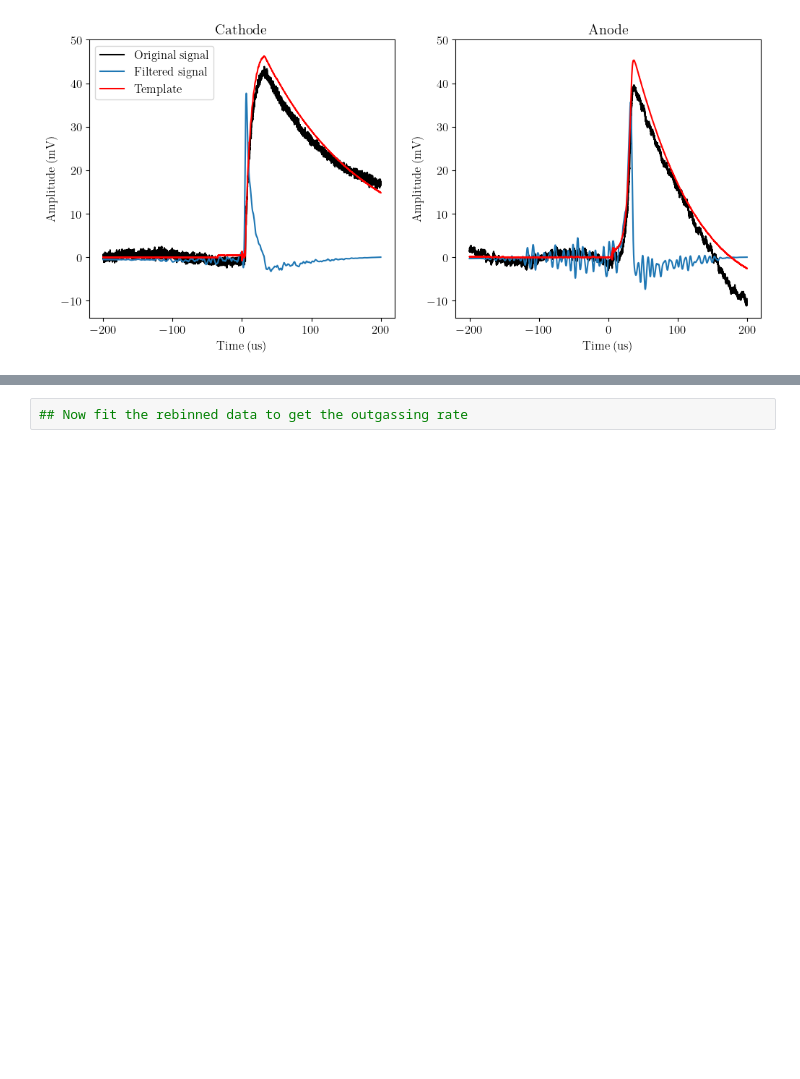
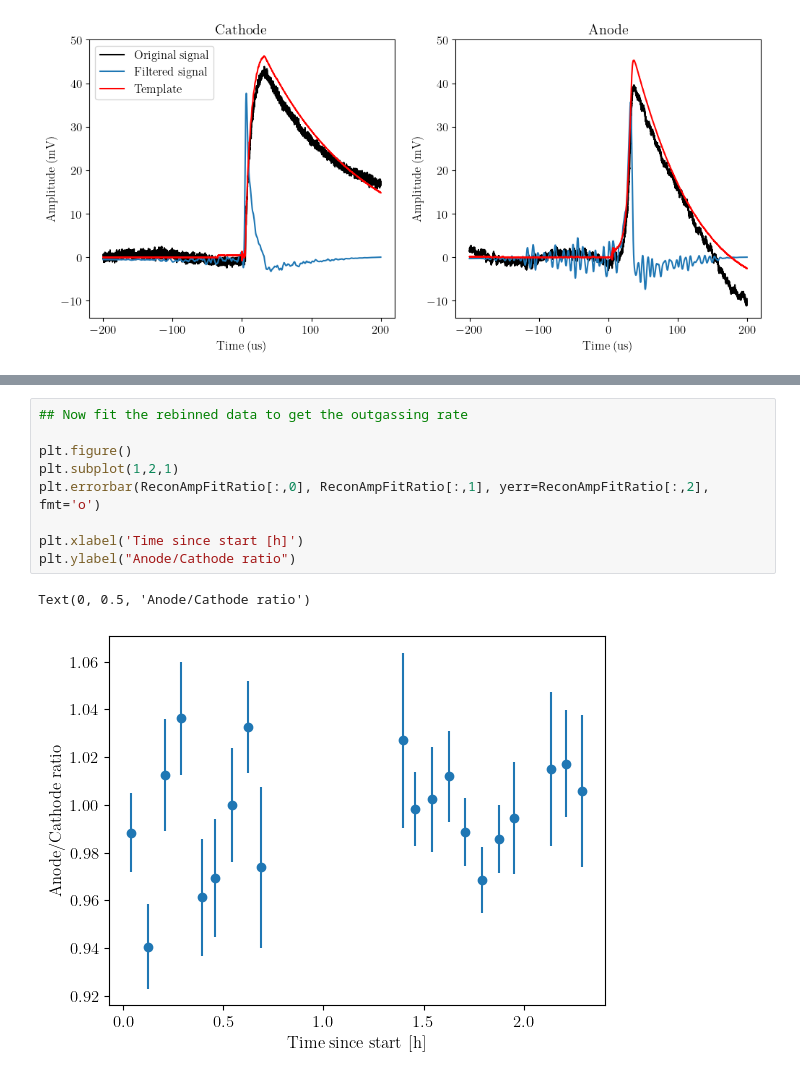
Before and after one commit to Moore-Lab/purity-monitor, a Jupyter notebook: ChargeMeasurements/LifetimeAnalysis/20230804_lifetime_analysis.ipynb, the cells around one changed output, grey strips where cells are left out. Saved outputs shown, nothing was run; the diff lists cells and outputs as text; blank space fills up the shorter version.

```diff
--- a/ChargeMeasurements/LifetimeAnalysis/20230804_lifetime_analysis.ipynb
+++ b/ChargeMeasurements/LifetimeAnalysis/20230804_lifetime_analysis.ipynb
@@ -130,2 +156,12 @@ plt.ylim(0, 2)
-# %%
-## Now fit the rebinned data to get the outgassing rate
+# %%
+## Now fit the rebinned data to get the outgassing rate
+
+plt.figure()
+plt.subplot(1,2,1)
+plt.errorbar(ReconAmpFitRatio[:,0], ReconAmpFitRatio[:,1], yerr=ReconAmpFitRatio[:,2], fmt='o')
+
+plt.xlabel('Time since start [h]')
+plt.ylabel("Anode/Cathode ratio")
+# %% [output]
+Text(0, 0.5, 'Anode/Cathode ratio')
+[figure, added]
```
Also changed, not shown: parts of 2 cells of this notebook, 2 other files.
